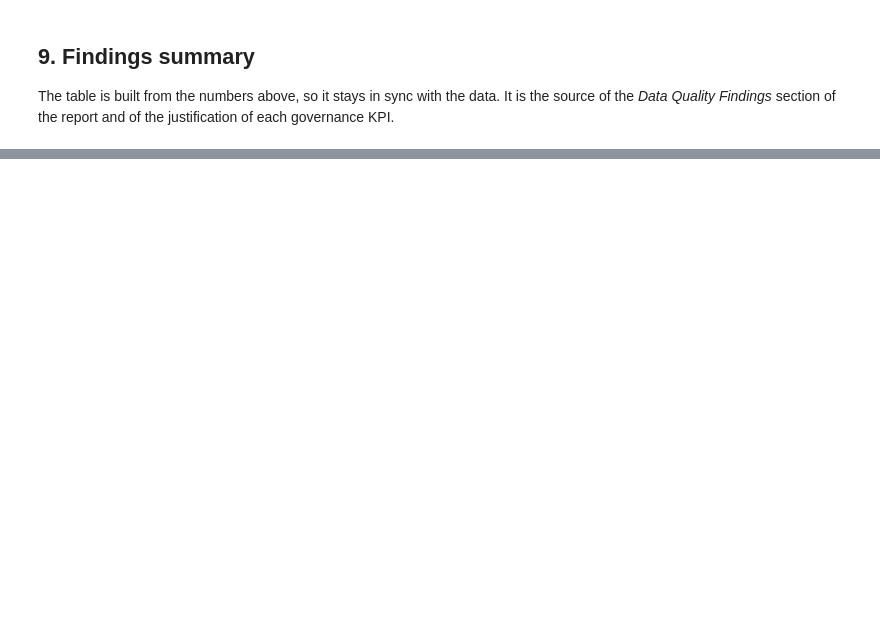
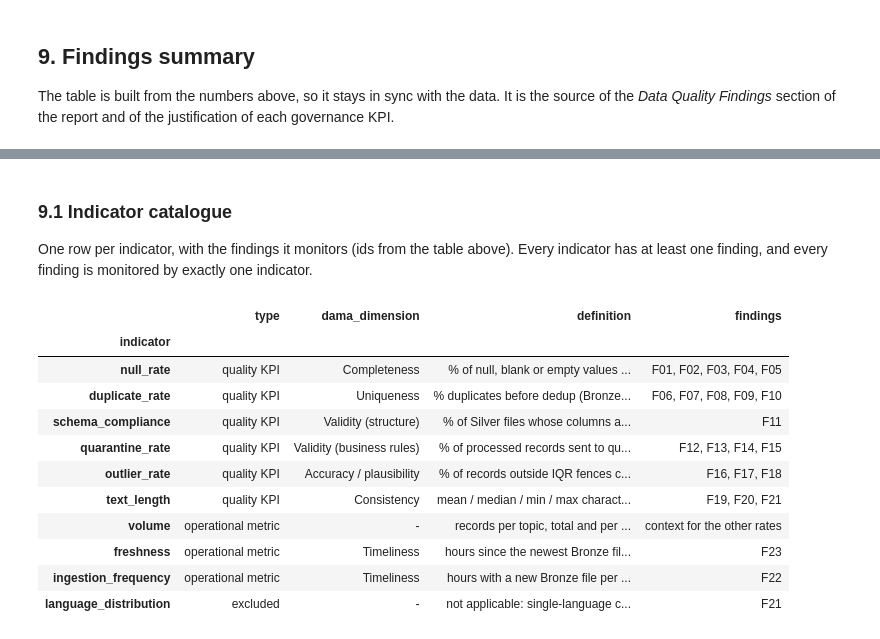
Before and after one commit to jhonatanvj/Proyecto_Analisis_De_Datos, a Jupyter notebook: notebooks/03_data_quality_findings.ipynb, the cells around one changed output, grey strips where cells are left out. Saved outputs shown, nothing was run; the diff lists cells and outputs as text; code cells hidden in the pictures; blank space fills up the shorter version.

Commit message:
Add the data quality findings notebook

```diff
--- a/notebooks/03_data_quality_findings.ipynb
+++ b/notebooks/03_data_quality_findings.ipynb
@@ -551,6 +698,8 @@ if len(n):
     bad = n[odd.map(len) > 0].assign(unexpected=odd)
     bad["kind"] = bad.unexpected.map(lambda cs: "mojibake" if MOJIBAKE & set(cs) else "legitimate accent")
     mojibake = bad[bad.kind == "mojibake"]
+    mojibake_rate = 100 * len(mojibake) / len(n)
+    print(f"text_length sub-metric pct_encoding_errors = {mojibake_rate:.3f} % of notices")
     print(f"{len(bad)} notices with unexpected non-ASCII characters: {len(mojibake)} mojibake, "
           f"{len(bad) - len(mojibake)} legitimate accents (names such as Társilo, words such as décollement)")
     def context(t, chars):
@@ -726,0 +906,36 @@ findings
+# %% [markdown]
+### 9.1 Indicator catalogue
+
+One row per indicator, with the findings it monitors (ids from the table above). Every indicator has at least one finding, and every finding is monitored by exactly one indicator.
+# %%
+CATALOGUE = [
+    ("null_rate", "Completeness", "% of null, blank or empty values per field (newest version of each record)"),
+    ("duplicate_rate", "Uniqueness", "% duplicates before dedup (Bronze FDSN) and after dedup (exact copies, extra versions)"),
+    ("schema_compliance", "Validity (structure)", "% of Silver files whose columns and types match silver/schemas.py"),
+    ("quarantine_rate", "Validity (business rules)", "% of processed records sent to quarantine, by source; reasons and category as breakdown"),
+    ("outlier_rate", "Accuracy / plausibility", "% of records outside IQR fences computed per volcano over all its records (global fences below 30 events)"),
+    ("text_length", "Consistency", "mean / median / min / max characters per observatory and year; sub-metric % encoding errors"),
+    ("volume", "-", "records per topic, total and per week"),
+    ("freshness", "Timeliness", "hours since the newest Bronze file, per source"),
+    ("ingestion_frequency", "Timeliness", "hours with a new Bronze file per day vs the schedule, per source"),
+]
+indicators = pd.DataFrame(CATALOGUE, columns=["indicator", "dama_dimension", "definition"]).set_index("indicator")
+indicators.insert(0, "type", indicators.index.map(TYPE))
+indicators["findings"] = [", ".join(findings.index[findings.monitored_by == k]) or "context for the other rates"
+                          for k in indicators.index]
+lang_ids = ", ".join(findings.index[findings.issue.str.startswith("single language")])
+indicators.loc["language_distribution"] = ["excluded", "-", "not applicable: single-language corpus (section 7.3)", lang_ids]
+indicators
+# %% [output]
+|  | type | dama_dimension | definition | findings |
+| indicator |  |  |  |  |
+| null_rate | quality KPI | Completeness | % of null, blank or empty values ... | F01, F02, F03, F04, F05 |
+| duplicate_rate | quality KPI | Uniqueness | % duplicates before dedup (Bronze... | F06, F07, F08, F09, F10 |
+| schema_compliance | quality KPI | Validity (structure) | % of Silver files whose columns a... | F11 |
+| quarantine_rate | quality KPI | Validity (business rules) | % of processed records sent to qu... | F12, F13, F14, F15 |
+| outlier_rate | quality KPI | Accuracy / plausibility | % of records outside IQR fences c... | F16, F17, F18 |
+| text_length | quality KPI | Consistency | mean / median / min / max charact... | F19, F20, F21 |
+| volume | operational metric | - | records per topic, total and per ... | context for the other rates |
+| freshness | operational metric | Timeliness | hours since the newest Bronze fil... | F23 |
+| ingestion_frequency | operational metric | Timeliness | hours with a new Bronze file per ... | F22 |
+| language_distribution | excluded | - | not applicable: single-language c... | F21 |
```
Also changed, not shown: parts of 24 cells of this notebook, 1 other file.
